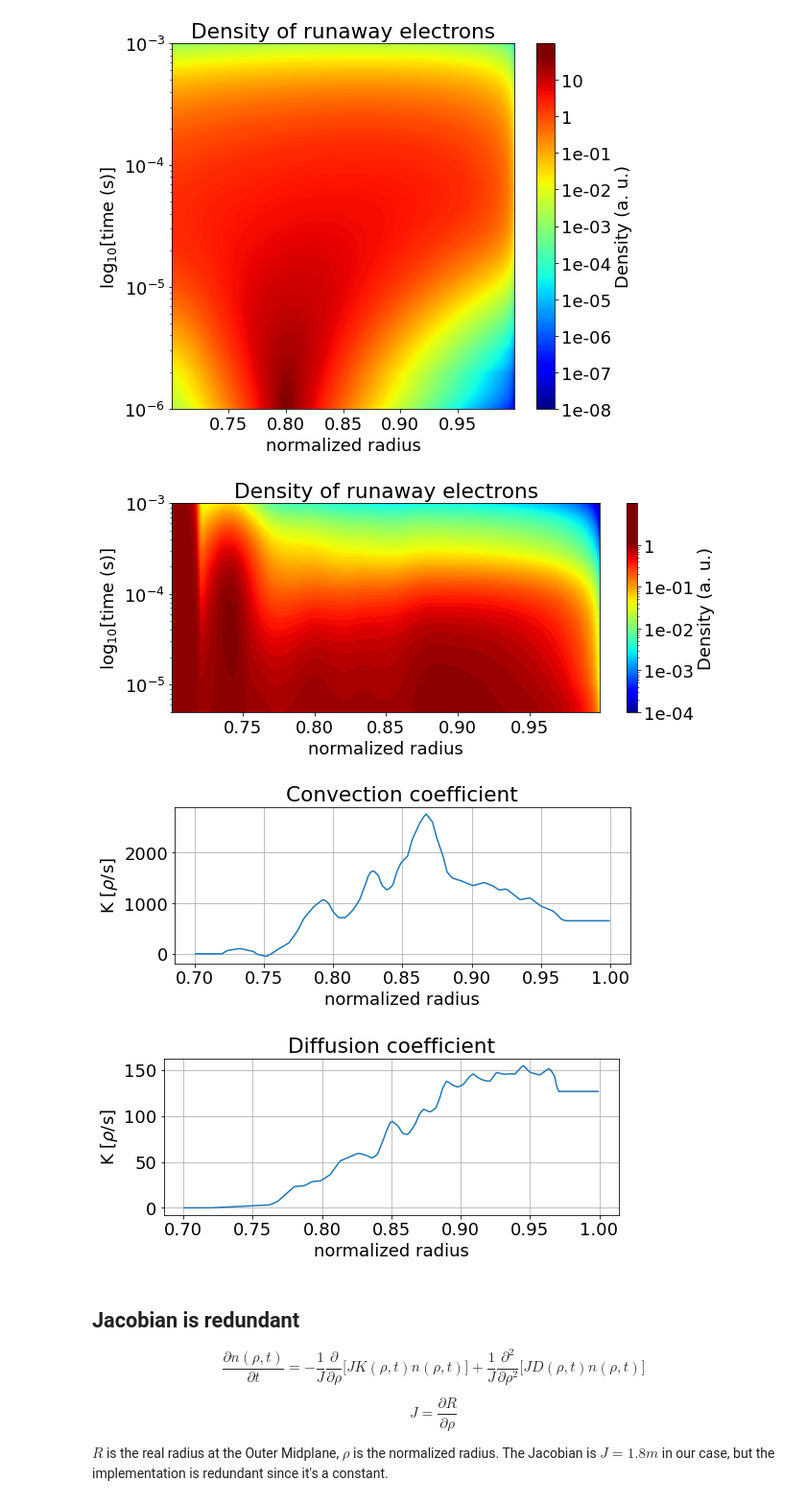
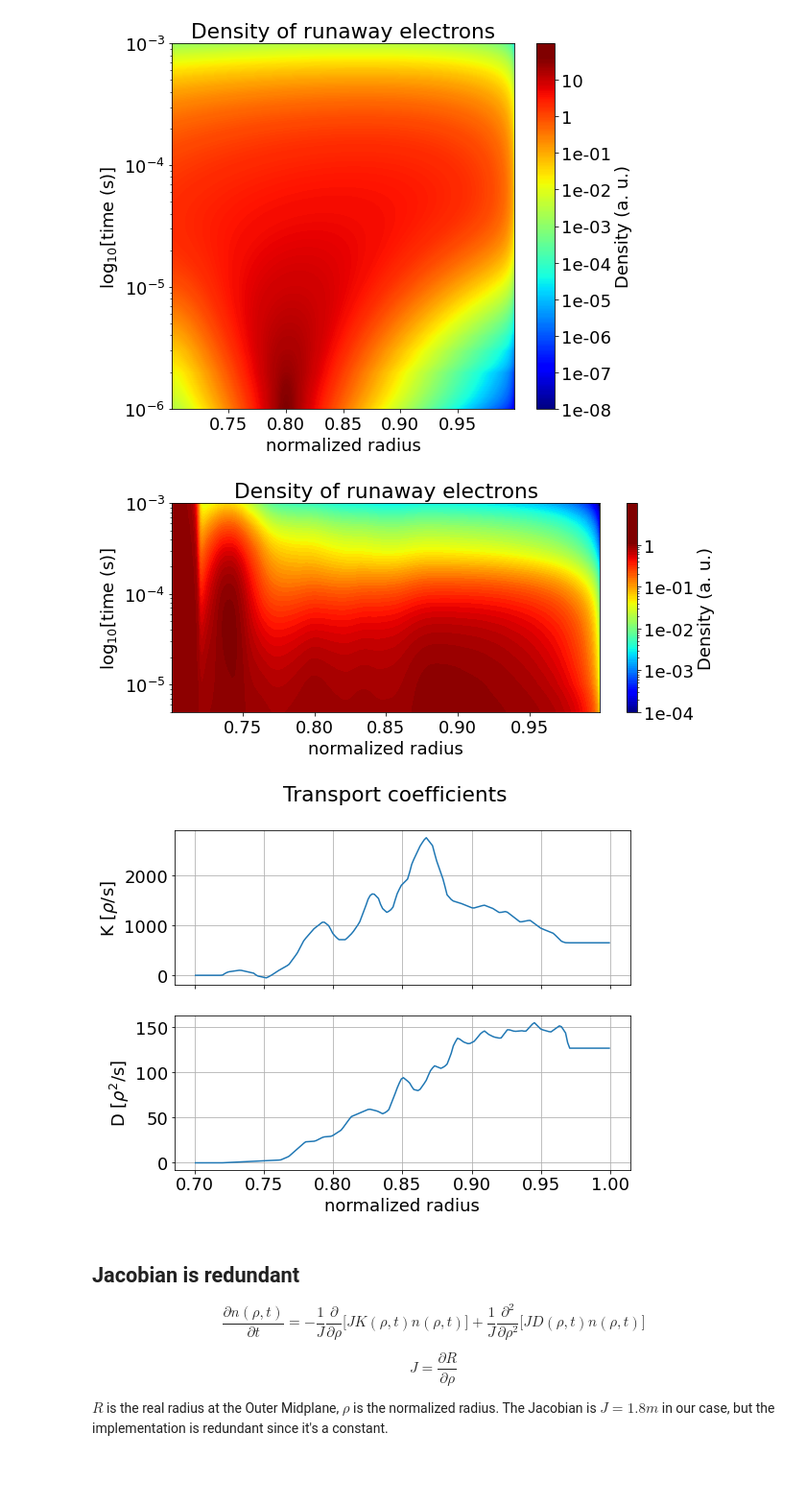
Before and after one commit to leferi99/szakdolgozat, a Jupyter notebook: main_log_EN.ipynb, the cells around one changed output. Shown at 96% size. Cells and saved outputs as stored; diff of their text form; code cells hidden in the pictures; blank space fills up the shorter version.

Commit message:
Fixed a problem with the coefficient plot

```diff
--- a/main_log_EN.ipynb
+++ b/main_log_EN.ipynb
@@ -419,49 +419,58 @@ convCoeff = fp.CellVariable(mesh=mesh, value=[cC])
 
 ## applying initial conditions
 n.setValue(1.0)
 
 ## boundary conditions
 gradLeft = (0.,)  ## density gradient (at the "left side of the radius") - must be a vector
 valueRight = 0.  ## density value (at the "right end of the radius")
 n.faceGrad.constrain(gradLeft, where=mesh.facesLeft)  ## applying Neumann boundary condition
 n.constrain(valueRight, where=mesh.facesRight)  ## applying Dirichlet boundary condition
 convCoeff.setValue(0, where=mesh.x<(R_from + dr))  ## convection coefficient 0 at the inner edge
 diffCoeff.setValue(0.001, where=mesh.x<(R_from + dr))
 
 ## the PDE
 eq = (fp.TransientTerm() == fp.DiffusionTerm(coeff=diffCoeff)
       - fp.ConvectionTerm(coeff=convCoeff))
 
 ## Solving the PDE and storing the data
 for i in range(nt):
     eq.solve(var=n, dt=dt)
     solution[i,0:nr,1]=copy.deepcopy(n.value)
 
 
 
 plot_solution(solution, levels=100, logdiff=5, ticks=5, figsize=(10,4))
 
-fig_conv = plt.figure(figsize=(8.5,3))
+fig, (ax1, ax2) = plt.subplots(2, sharex=True,figsize=(8.5,6.5))
+fig.suptitle('Transport coefficients')
+ax1.plot(*conv_i.T)
+ax1.grid(True)
+ax2.plot(*diff_i.T)
+ax2.set_xlabel('normalized radius')
+ax1.set_ylabel(r'K [$\rho$/s]')
+ax2.set_ylabel(r'D [$\rho^2$/s]')
+ax2.grid(True)
+plt.savefig("coeffs.jpg", dpi=150)
+# fig_conv = plt.figure(figsize=(8.5,3))
 
-plt.xlabel('normalized radius')
-plt.ylabel(r'K [$\rho$/s]')
-plt.plot(*conv_i.T)
-plt.grid()
-plt.title('Convection coefficient')
-plt.savefig("conv_coeff.jpg", dpi=150)
+# plt.xlabel('normalized radius')
+# plt.ylabel(r'K [$\rho$/s]')
+# plt.plot(*conv_i.T)
+# plt.grid()
+# plt.title('Convection coefficient')
+# plt.savefig("conv_coeff.jpg", dpi=150)
 
-fig_diff = plt.figure(figsize=(8.5,3))
+# fig_diff = plt.figure(figsize=(8.5,3))
 
-plt.xlabel('normalized radius')
-plt.ylabel(r'K [$\rho$/s]')
-plt.plot(*diff_i.T)
-plt.grid()
-plt.title('Diffusion coefficient')
-plt.savefig("diff_coeff.jpg", dpi=150)
+# plt.xlabel('normalized radius')
+# plt.ylabel(r'K [$\rho^2$/s]')
+# plt.plot(*diff_i.T)
+# plt.grid()
+# plt.title('Diffusion coefficient')
+# plt.savefig("diff_coeff.jpg", dpi=150)
 # %% [output]
 [figure]
-[figure, old version]
+[figure, new version]
-[figure, removed]
 # %% [markdown]
 ## Jacobian is redundant
 \begin{equation}
```
Also changed, not shown: 3 other files.
